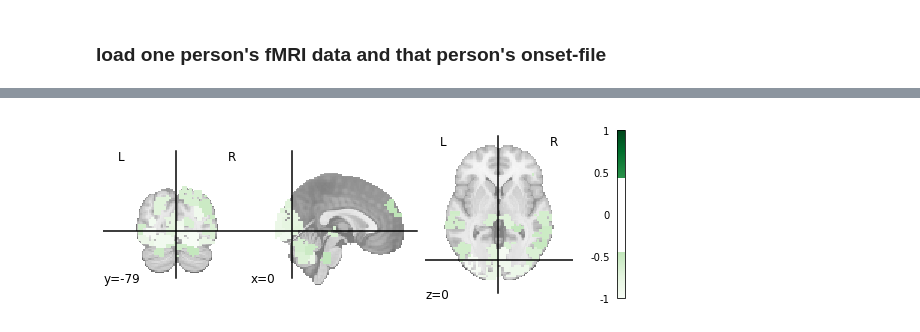
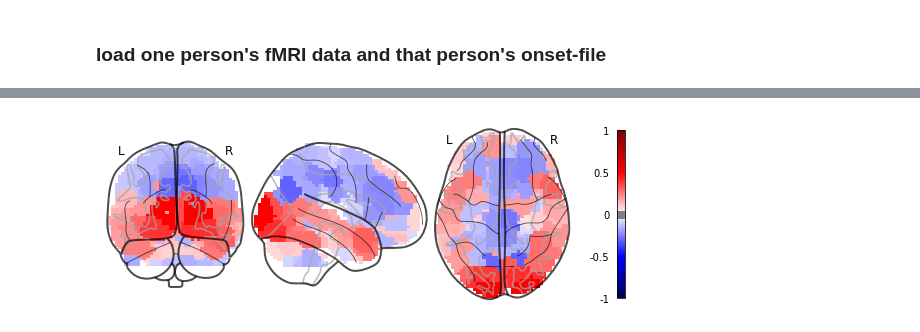
Before and after one commit to shelbywilcox/realcost_memory_isc, a Jupyter notebook: scripts/brain_plots_v_i.ipynb, the cells around one changed output, grey strips where cells are left out. Saved outputs shown, nothing was run; the diff lists cells and outputs as text; code cells hidden in the pictures.

Commit message:
changed thresholds

```diff
--- a/scripts/brain_plots_v_i.ipynb
+++ b/scripts/brain_plots_v_i.ipynb
@@ -596,11 +343,11 @@ plt.show()
-# %%
-region_vector_i12 = np.zeros((1,268))
-region_vector_i12[0, :] = avg_imagine_intra[11][0:268]
-
-region_img_i12 = shen_masker.inverse_transform(region_vector_i12);
-
-nilearn.plotting.plot_stat_map(nilearn.image.index_img(region_img_i12,0),threshold = 0.45, vmax = 1.,
-                                       cmap = 'Greens');
-plt.show()
-# %% [output]
-[figure, removed]
+# %%
+region_vector_v1 = np.zeros((1,268))
+region_vector_v1[0, :] = avg_views_intra[0][0:268]
+
+region_img_v1 = shen_masker.inverse_transform(region_vector_v1);
+
+nilearn.plotting.plot_glass_brain(nilearn.image.index_img(region_img_v1,0), plot_abs=False, colorbar=True,vmax = 1.,
+                                       cmap = 'seismic', );
+plt.show()
+# %% [output]
+[figure, added]
```
Also changed, not shown: parts of 46 cells of this notebook.
